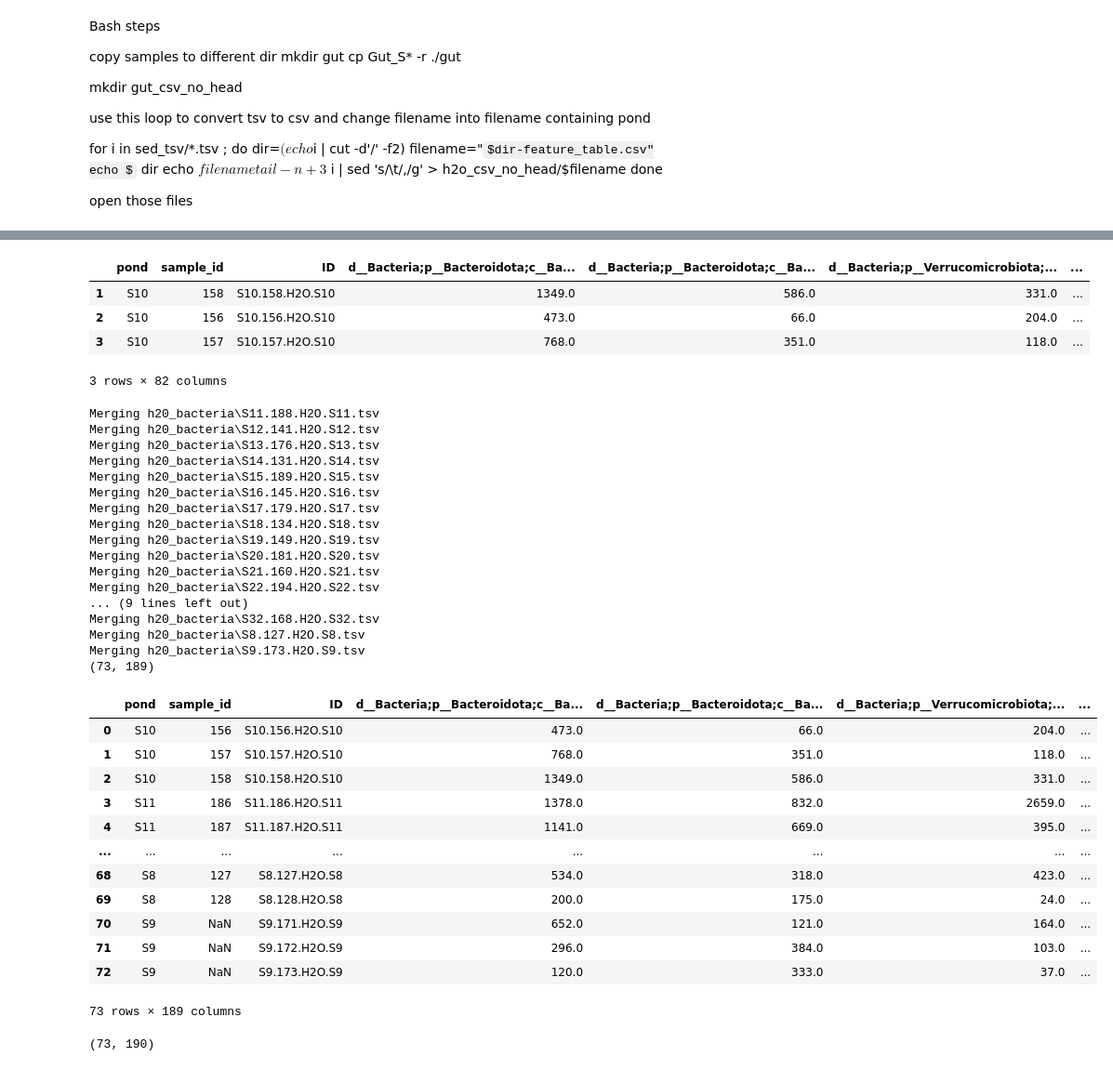
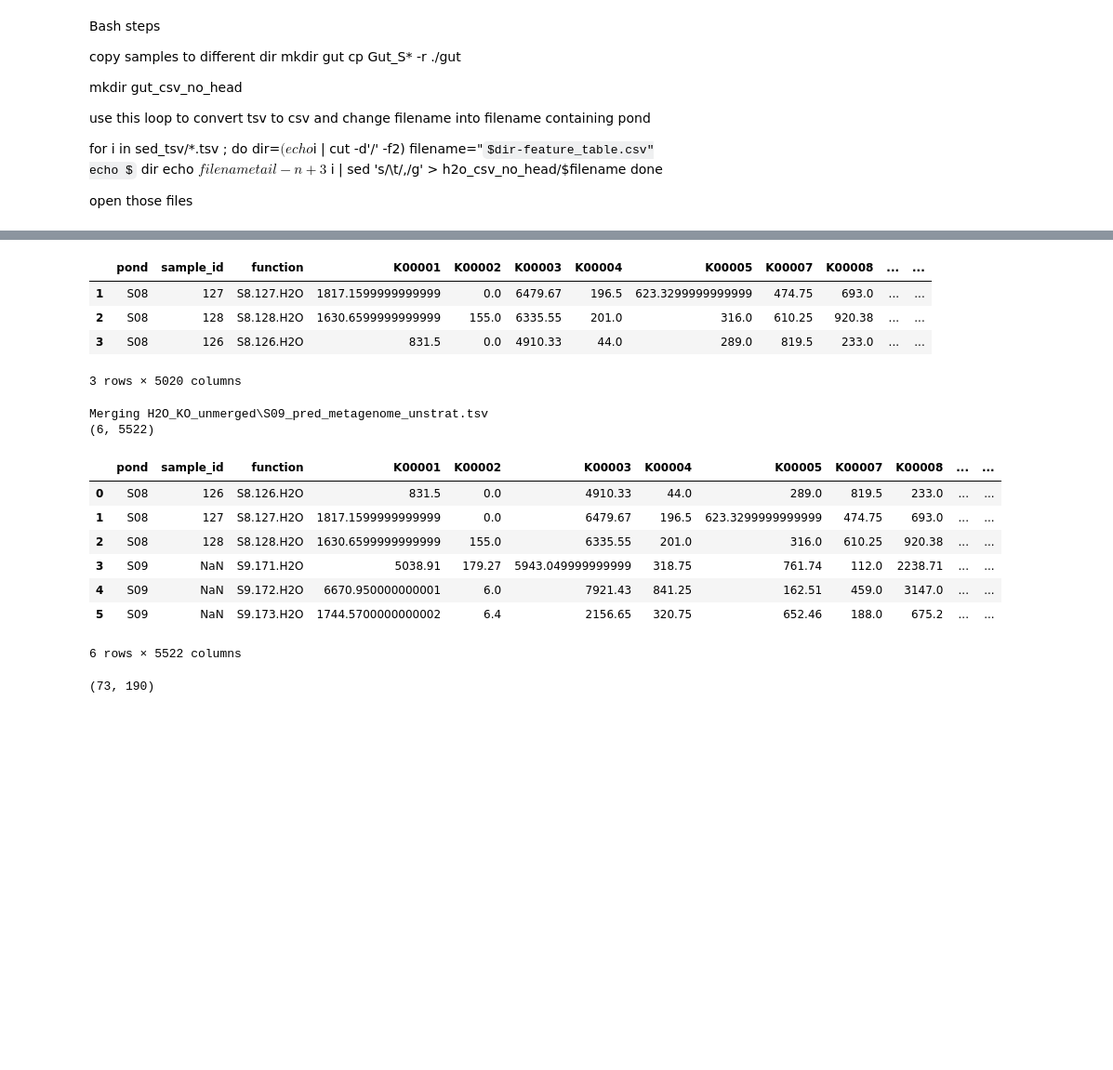
Before and after one commit to paq88/Fish_neural_network_classifier, a Jupyter notebook: Data_prep/data_prep.ipynb, the cells around one changed output, grey strips where cells are left out. Shown at 93% size. Saved outputs shown, nothing was run; the diff lists cells and outputs as text; code cells hidden in the pictures; some formulas as TeX source; blank space fills up the shorter version.

```diff
--- a/Data_prep/data_prep.ipynb
+++ b/Data_prep/data_prep.ipynb
@@ -4,0 +123,2 @@ import glob
+# %%
+df.iloc[12,0] = 3
@@ -26,7 +148,7 @@ done
 open those files
 # %%
 # specifying directory containing files
-directory_path="h20_bacteria/"
+directory_path="H2O_KO_unmerged/"
 
 file_pattern = '*.tsv'
 file_paths = glob.glob(directory_path + file_pattern)
@@ -38,9 +160,9 @@ print(file_paths)
 def pond_ex(path):
     l=path.split('\\')
     fn=l[-1]
-    fn_l = fn.split('.')
+    fn_l = fn.split('_')
 
     fn=fn_l[0]
     return fn
-pond_ex('sed_KO_tsv\\S08_pred_metagenome_unstrat.csv')
+pond_ex('H2O_KO_unmerged\\S08_pred_metagenome_unstrat.tsv')
 # %% [output]
@@ -58,11 +181,11 @@ df_test.transpose()
 # %%
 #creating initial dataframe
-result_df=pd.read_csv(file_paths[0],header=None)
+result_df=pd.read_csv(file_paths[0],header=None,sep='\t')
 result_df=result_df.T
 colnames=result_df.iloc[0]
 result_df.columns = colnames
 result_df = result_df.drop(result_df.index[0])
-sample_id = result_df['ID'].str.split('.',expand=True)[1]
+sample_id = result_df['function'].str.split('.',expand=True)[1]
 result_df.insert(0,'pond',pond_ex(file_paths[0]))
 result_df.insert(1,'sample_id',sample_id)
 
@@ -70,64 +193,44 @@ result_df.insert(1,'sample_id',sample_id)
 
 result_df.head()
 # %% [output]
-|  | pond | sample_id | ID | d__Bacteria;p__Bacteroidota;c__Ba... | d__Bacteria;p__Bacteroidota;c__Ba... | d__Bacteria;p__Verrucomicrobiota;... | ... |
-| 1 | S10 | 158 | S10.158.H2O.S10 | 1349.0 | 586.0 | 331.0 | ... |
-| 2 | S10 | 156 | S10.156.H2O.S10 | 473.0 | 66.0 | 204.0 | ... |
-| 3 | S10 | 157 | S10.157.H2O.S10 | 768.0 | 351.0 | 118.0 | ... |
+|  | pond | sample_id | function | K00001 | K00002 | K00003 | K00004 | K00005 | K00007 | K00008 | ... | ... |
+| 1 | S08 | 127 | S8.127.H2O | 1817.1599999999999 | 0.0 | 6479.67 | 196.5 | 623.3299999999999 | 474.75 | 693.0 | ... | ... |
+| 2 | S08 | 128 | S8.128.H2O | 1630.6599999999999 | 155.0 | 6335.55 | 201.0 | 316.0 | 610.25 | 920.38 | ... | ... |
+| 3 | S08 | 126 | S8.126.H2O | 831.5 | 0.0 | 4910.33 | 44.0 | 289.0 | 819.5 | 233.0 | ... | ... |
-3 rows × 82 columns
+3 rows × 5020 columns
 # %%
 # Iterate over the file paths and read each CSV file
 
-for file_path in file_paths[1:]:
+for file_path in file_paths[1:2]:
 
-    df = pd.read_csv(file_path,header=None)
+    df = pd.read_csv(file_path,header=None,sep='\t')
     df=df.T
 
     colnames=df.iloc[0]
     df.columns = colnames
     df = df.drop(df.index[0])
     df.insert(0,'pond',pond_ex(file_path))
-    sample_id = result_df['ID'].str.split('.',expand=True)[1]
+    sample_id = result_df['function'].str.split('.',expand=True)[1]
     result_df['sample_id'] = sample_id
 
     result_df = pd.merge(result_df, df, how='outer')
     print("Merging",file_path)
 
 
 print(result_df.shape)
 
 result_df.head(100)
 # %% [output]
-Merging h20_bacteria\S11.188.H2O.S11.tsv
-Merging h20_bacteria\S12.141.H2O.S12.tsv
-Merging h20_bacteria\S13.176.H2O.S13.tsv
-Merging h20_bacteria\S14.131.H2O.S14.tsv
-Merging h20_bacteria\S15.189.H2O.S15.tsv
-Merging h20_bacteria\S16.145.H2O.S16.tsv
-Merging h20_bacteria\S17.179.H2O.S17.tsv
-Merging h20_bacteria\S18.134.H2O.S18.tsv
-Merging h20_bacteria\S19.149.H2O.S19.tsv
-Merging h20_bacteria\S20.181.H2O.S20.tsv
-Merging h20_bacteria\S21.160.H2O.S21.tsv
-Merging h20_bacteria\S22.194.H2O.S22.tsv
-... (9 lines left out)
-Merging h20_bacteria\S32.168.H2O.S32.tsv
-Merging h20_bacteria\S8.127.H2O.S8.tsv
-Merging h20_bacteria\S9.173.H2O.S9.tsv
-(73, 189)
+Merging H2O_KO_unmerged\S09_pred_metagenome_unstrat.tsv
+(6, 5522)
-|  | pond | sample_id | ID | d__Bacteria;p__Bacteroidota;c__Ba... | d__Bacteria;p__Bacteroidota;c__Ba... | d__Bacteria;p__Verrucomicrobiota;... | ... |
-| 0 | S10 | 156 | S10.156.H2O.S10 | 473.0 | 66.0 | 204.0 | ... |
-| 1 | S10 | 157 | S10.157.H2O.S10 | 768.0 | 351.0 | 118.0 | ... |
-| 2 | S10 | 158 | S10.158.H2O.S10 | 1349.0 | 586.0 | 331.0 | ... |
-| 3 | S11 | 186 | S11.186.H2O.S11 | 1378.0 | 832.0 | 2659.0 | ... |
-| 4 | S11 | 187 | S11.187.H2O.S11 | 1141.0 | 669.0 | 395.0 | ... |
-| ... | ... | ... | ... | ... | ... | ... | ... |
-| 68 | S8 | 127 | S8.127.H2O.S8 | 534.0 | 318.0 | 423.0 | ... |
-| 69 | S8 | 128 | S8.128.H2O.S8 | 200.0 | 175.0 | 24.0 | ... |
-| 70 | S9 | NaN | S9.171.H2O.S9 | 652.0 | 121.0 | 164.0 | ... |
-| 71 | S9 | NaN | S9.172.H2O.S9 | 296.0 | 384.0 | 103.0 | ... |
-| 72 | S9 | NaN | S9.173.H2O.S9 | 120.0 | 333.0 | 37.0 | ... |
+|  | pond | sample_id | function | K00001 | K00002 | K00003 | K00004 | K00005 | K00007 | K00008 | ... | ... |
+| 0 | S08 | 126 | S8.126.H2O | 831.5 | 0.0 | 4910.33 | 44.0 | 289.0 | 819.5 | 233.0 | ... | ... |
+| 1 | S08 | 127 | S8.127.H2O | 1817.1599999999999 | 0.0 | 6479.67 | 196.5 | 623.3299999999999 | 474.75 | 693.0 | ... | ... |
+| 2 | S08 | 128 | S8.128.H2O | 1630.6599999999999 | 155.0 | 6335.55 | 201.0 | 316.0 | 610.25 | 920.38 | ... | ... |
+| 3 | S09 | NaN | S9.171.H2O | 5038.91 | 179.27 | 5943.049999999999 | 318.75 | 761.74 | 112.0 | 2238.71 | ... | ... |
+| 4 | S09 | NaN | S9.172.H2O | 6670.950000000001 | 6.0 | 7921.43 | 841.25 | 162.51 | 459.0 | 3147.0 | ... | ... |
+| 5 | S09 | NaN | S9.173.H2O | 1744.5700000000002 | 6.4 | 2156.65 | 320.75 | 652.46 | 188.0 | 675.2 | ... | ... |
-73 rows × 189 columns
+6 rows × 5522 columns
 # %%
 result_df.shape
 # %% [output]
```
Also changed, not shown: parts of 24 cells of this notebook, 3 other files.
